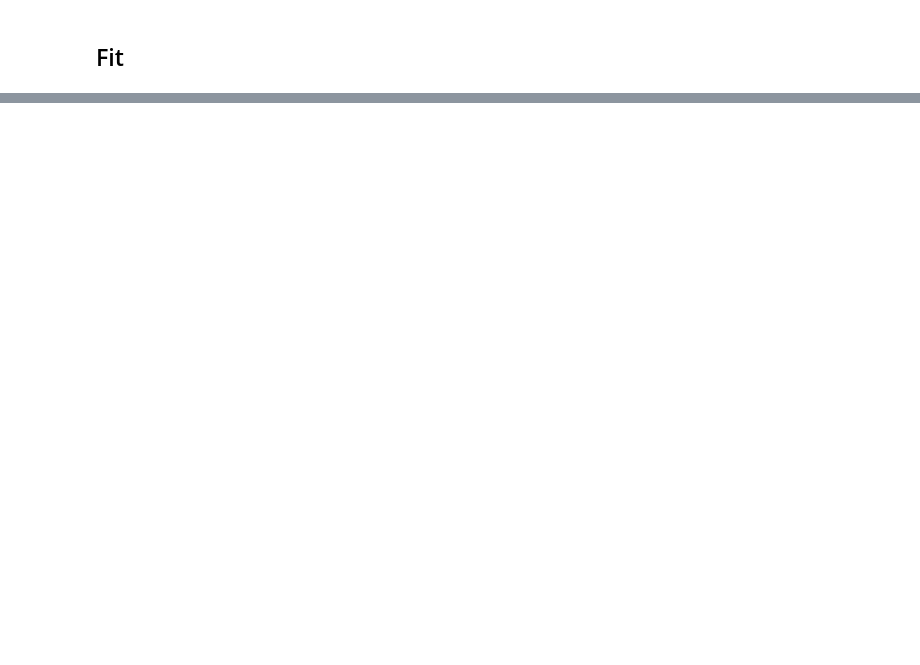
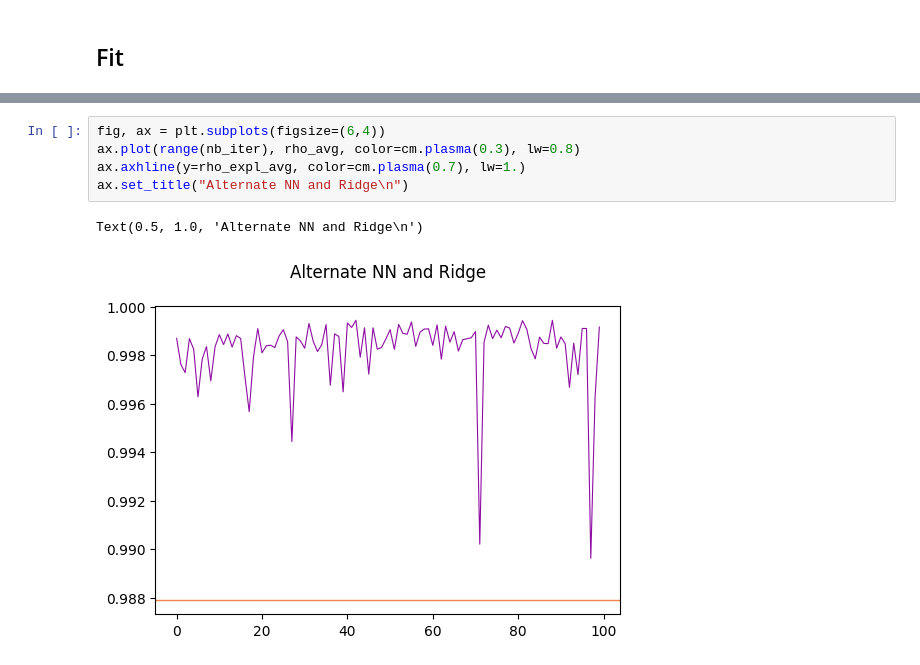
Before and after one commit to jomoussafir/codex, a Jupyter notebook: barra_nn/barra_nn.ipynb, the cells around one changed output, grey strips where cells are left out. Drawn from its saved outputs; the diff is of its cells as text; blank space fills up the shorter version.

```diff
--- a/barra_nn/barra_nn.ipynb
+++ b/barra_nn/barra_nn.ipynb
@@ -218,0 +360,8 @@ ax.plot(r[t], r_expl[t], "o", alpha=0.4)
+# %%
+fig, ax = plt.subplots(figsize=(6,4))
+ax.plot(range(nb_iter), rho_avg, color=cm.plasma(0.3), lw=0.8)
+ax.axhline(y=rho_expl_avg, color=cm.plasma(0.7), lw=1.)
+ax.set_title("Alternate NN and Ridge\n")
+# %% [output]
+Text(0.5, 1.0, 'Alternate NN and Ridge\n')
+[figure, added]
```
Also changed, not shown: parts of 9 cells of this notebook.
